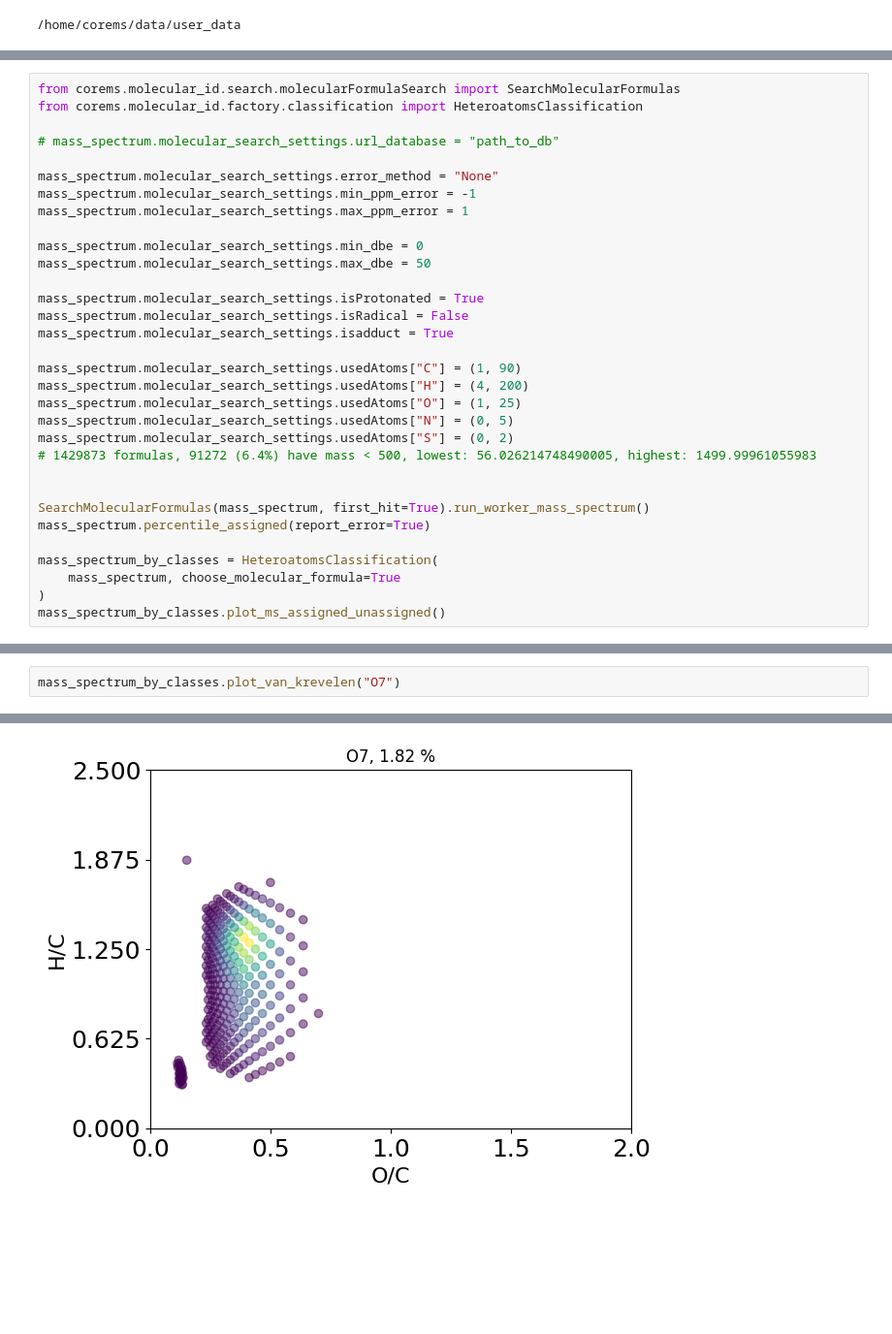
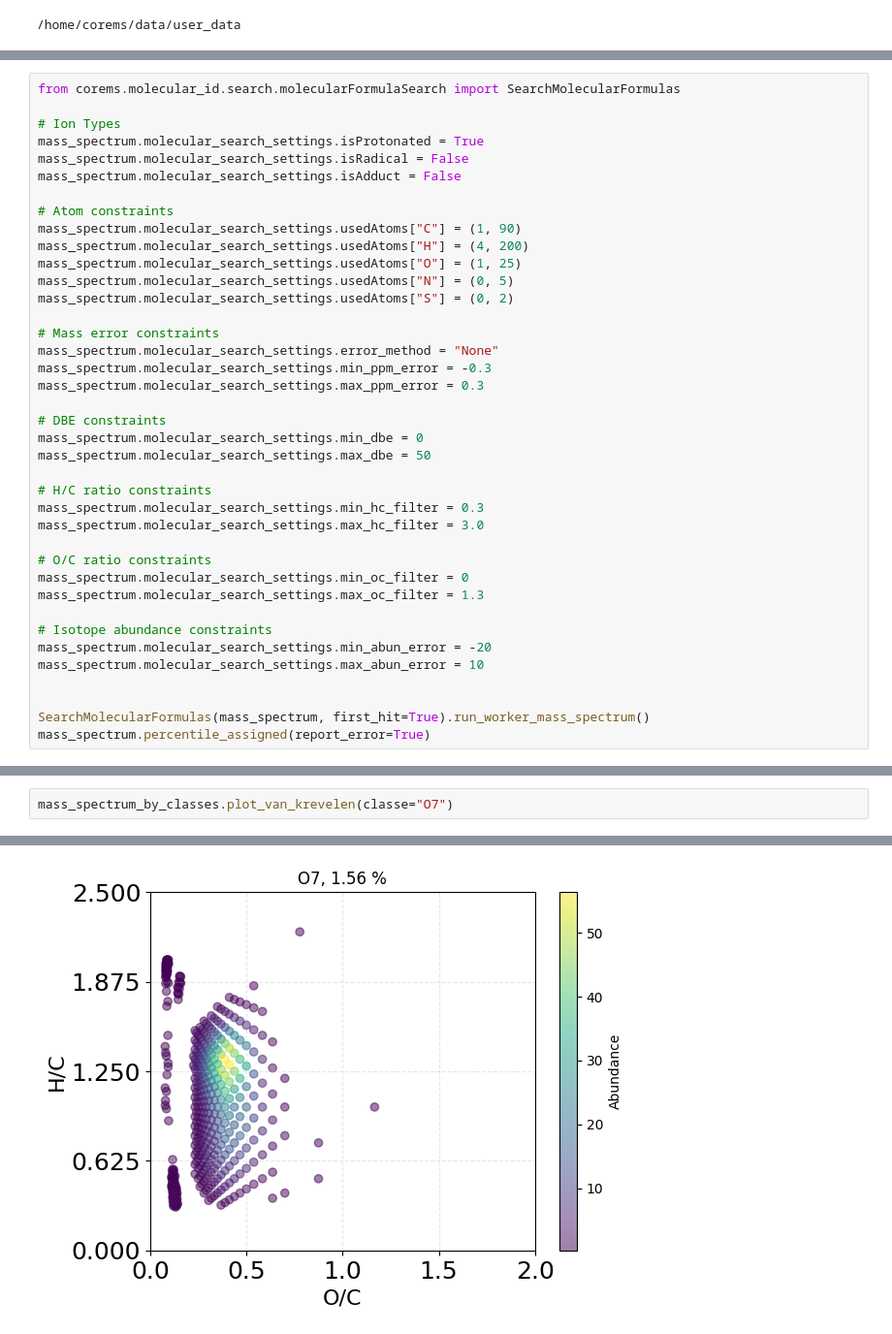
Before and after one commit to robertyoung3/CoreMS, a Jupyter notebook: notebooks/CoreMS_test_SRFA_sample.ipynb, the cells around one changed output, grey strips where cells are left out. Shown: that part at 97% size. Saved outputs shown, nothing was run; the diff lists cells and outputs as text; blank space fills up the shorter version.

Commit message:
Edited plots for all classes and log abundances

```diff
--- a/notebooks/CoreMS_test_SRFA_sample.ipynb
+++ b/notebooks/CoreMS_test_SRFA_sample.ipynb
@@ -147,33 +70,40 @@ The formula database isn't built until the `SearchMolecularFormulas` method is r
 # %%
 from corems.molecular_id.search.molecularFormulaSearch import SearchMolecularFormulas
-from corems.molecular_id.factory.classification import HeteroatomsClassification
 
-# mass_spectrum.molecular_search_settings.url_database = "path_to_db"
-
-mass_spectrum.molecular_search_settings.error_method = "None"
-mass_spectrum.molecular_search_settings.min_ppm_error = -1
-mass_spectrum.molecular_search_settings.max_ppm_error = 1
-
-mass_spectrum.molecular_search_settings.min_dbe = 0
-mass_spectrum.molecular_search_settings.max_dbe = 50
-
+# Ion Types
 mass_spectrum.molecular_search_settings.isProtonated = True
 mass_spectrum.molecular_search_settings.isRadical = False
-mass_spectrum.molecular_search_settings.isadduct = True
+mass_spectrum.molecular_search_settings.isAdduct = False
 
+# Atom constraints
 mass_spectrum.molecular_search_settings.usedAtoms["C"] = (1, 90)
 mass_spectrum.molecular_search_settings.usedAtoms["H"] = (4, 200)
 mass_spectrum.molecular_search_settings.usedAtoms["O"] = (1, 25)
 mass_spectrum.molecular_search_settings.usedAtoms["N"] = (0, 5)
 mass_spectrum.molecular_search_settings.usedAtoms["S"] = (0, 2)
-# 1429873 formulas, 91272 (6.4%) have mass < 500, lowest: 56.026214748490005, highest: 1499.99961055983
+
+# Mass error constraints
+mass_spectrum.molecular_search_settings.error_method = "None"
+mass_spectrum.molecular_search_settings.min_ppm_error = -0.3
+mass_spectrum.molecular_search_settings.max_ppm_error = 0.3
+
+# DBE constraints
+mass_spectrum.molecular_search_settings.min_dbe = 0
+mass_spectrum.molecular_search_settings.max_dbe = 50
+
+# H/C ratio constraints
+mass_spectrum.molecular_search_settings.min_hc_filter = 0.3
+mass_spectrum.molecular_search_settings.max_hc_filter = 3.0
+
+# O/C ratio constraints
+mass_spectrum.molecular_search_settings.min_oc_filter = 0
+mass_spectrum.molecular_search_settings.max_oc_filter = 1.3
+
+# Isotope abundance constraints
+mass_spectrum.molecular_search_settings.min_abun_error = -20
+mass_spectrum.molecular_search_settings.max_abun_error = 10
 
 
 SearchMolecularFormulas(mass_spectrum, first_hit=True).run_worker_mass_spectrum()
 mass_spectrum.percentile_assigned(report_error=True)
-
-mass_spectrum_by_classes = HeteroatomsClassification(
-    mass_spectrum, choose_molecular_formula=True
-)
-mass_spectrum_by_classes.plot_ms_assigned_unassigned()
 # %% [output]
@@ -336,3 +182,3 @@ mass_spectrum_by_classes.get_classes()
 # %%
-mass_spectrum_by_classes.plot_van_krevelen("O7")
+mass_spectrum_by_classes.plot_van_krevelen(classe="O7")
 # %% [output]
@@ -341,2 +187,2 @@ mass_spectrum_by_classes.plot_van_krevelen("O7")
-[figure, old version]
+[figure, new version]
 # %%
```
Also changed, not shown: parts of 40 cells of this notebook, 2 other files.
